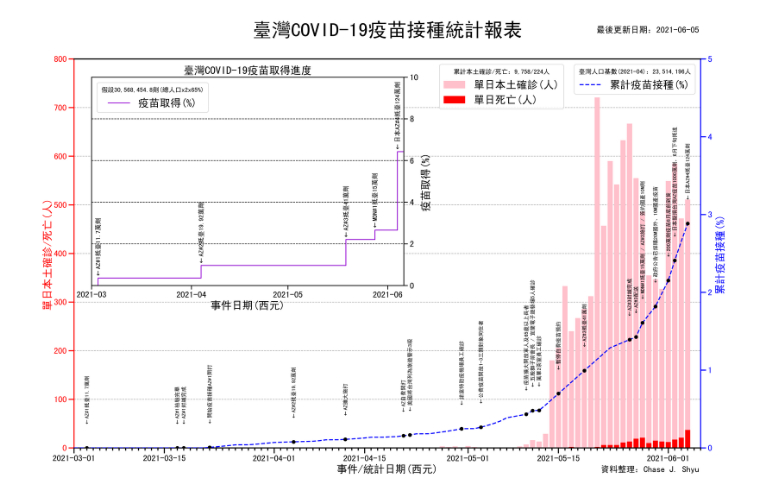
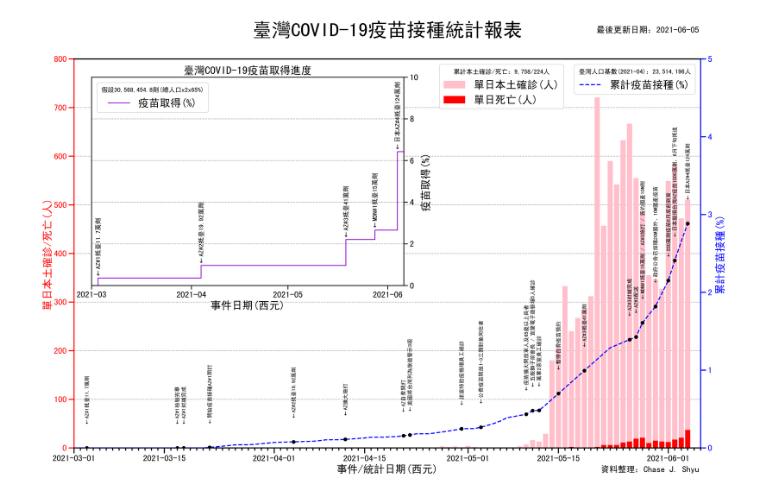
Before and after one commit to chaseshyu/VaccineCOVID19Taiwan, a Jupyter notebook: plotVaccineCOVID19Taiwan.ipynb, the cells around one changed output. Drawn from its saved outputs; the diff is of its cells as text; code cells hidden in the pictures.

Commit message:
Change grid color.

```diff
--- a/plotVaccineCOVID19Taiwan.ipynb
+++ b/plotVaccineCOVID19Taiwan.ipynb
@@ -173,32 +173,32 @@ for i in df[ind].index:
 ax_progress.set_title(title_prog,fontsize=label_size)
 ax_progress.patch.set_alpha(1)
 ax_progress.yaxis.tick_right()
 ax_progress.yaxis.set_label_position("right")
 ax_progress.set_xlabel(label_sub_bottom,fontsize=label_size)
 ax_progress.set_ylabel(label_progress,fontsize=label_size)
 ax_progress.set_yticks(np.arange(0, prog_ylim_max+.1, prog_y_interval))
 ax_progress.tick_params(axis='y',labelsize=tick_size)
 ax_progress.set_zorder(2)
 
 for axis in ['top','bottom','left','right']:
     ax_progress.spines[axis].set_linewidth(1.5)
     ax_progress.spines[axis].set_color(progress_axis_color)
 
 ax_progress.tick_params(which='major', length=7.5, width=1.5)
 ax_progress.xaxis.set_major_locator(mdates.MonthLocator())
 ax_progress.xaxis.label.set_color(progress_text_color)
 ax_progress.yaxis.label.set_color(progress_text_color)
 ax_progress.tick_params(axis='both',colors=progress_axis_color)
-ax_progress.grid(axis='y',linestyle = '--', linewidth = 1,color=progress_axis_color)
+ax_progress.grid(axis='y',linestyle = '--', linewidth = 1,color='darkgray')
 
 ax_covid.legend(loc=1,bbox_to_anchor=(0.79, 1),fontsize=label_size,title=text_confirmed_amount)
 ax_vaccine.legend(loc=1,bbox_to_anchor=(1, 1),fontsize=label_size,title=text_population)
 ax_progress.legend(loc=2,fontsize=label_size,title=text_vaccine_estimation)
 
 # save figure
 plt.tight_layout()
 plt.savefig('VaccineCOVID19Taiwan-%s.jpg'%df.index[-1].strftime('%Y-%m-%d'),dpi=300)
 plt.show()
 plt.close()
 # %% [output]
-[figure, old version]
+[figure, new version]
```
Also changed, not shown: 1 other file.
